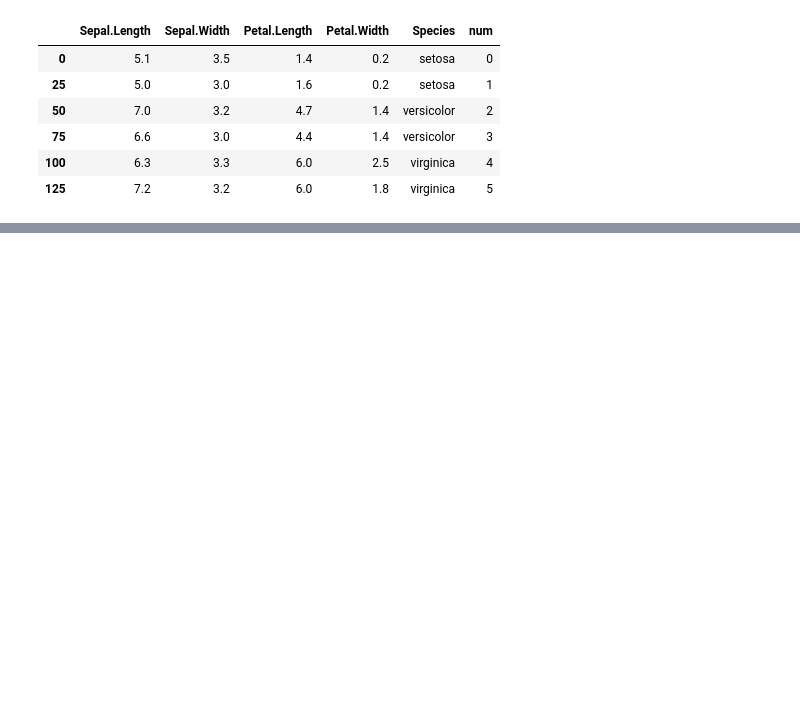
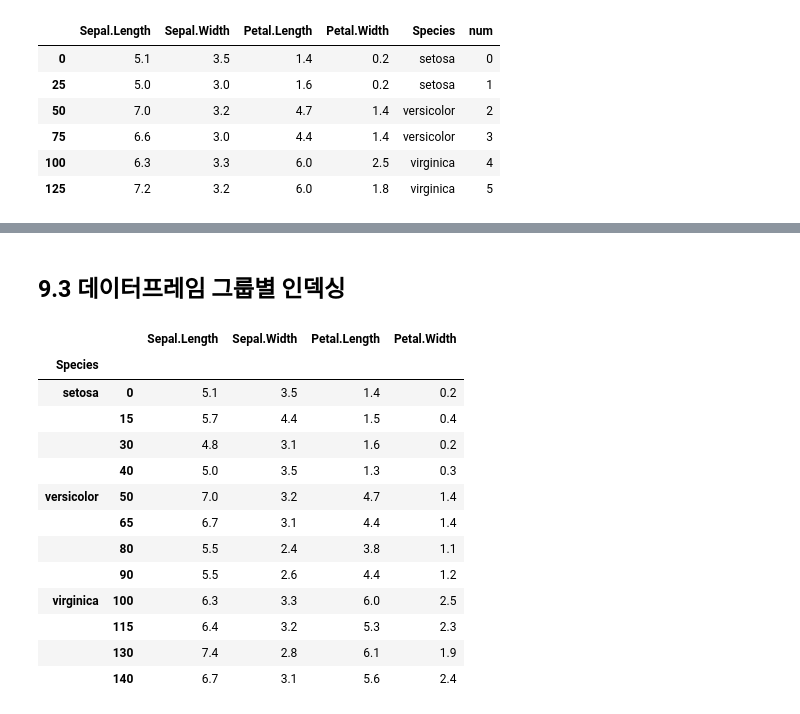
Before and after one commit to congcongee/ai, a Jupyter notebook: source/01_python/ch11_데이터프레임과시리즈(Pandas)_ 9절~14절.ipynb, the cells around one changed output, grey strips where cells are left out. Cells and saved outputs as stored; diff of their text form; code cells hidden in the pictures; blank space fills up the shorter version.

Commit message:
데이터프레임활용

```diff
--- a/source/01_python/ch11_데이터프레임과시리즈(Pandas)_ 9절~14절.ipynb
+++ b/source/01_python/ch11_데이터프레임과시리즈(Pandas)_ 9절~14절.ipynb
@@ -275,0 +276,4 @@ iris.groupby(['Species']).describe().T
+# %%
+from statsmodels.api import datasets
+iris = datasets.get_rdataset('iris').data
+iris.head(1)
@@ -275,0 +355,24 @@ iris.groupby(['Species']).describe().T
+# %% [markdown]
+## 9.3 데이터프레임 그룹별 인덱싱
+# %%
+# 종별 0,15,30,45번째행 출력
+# for speciesname, group in iris_grouped:
+#     print(speciesname)
+#     display(group.iloc[[0,15,30,45]])
+r = iris.groupby('Species').take([0,15,30,40])
+r
+# %% [output]
+|  |  | Sepal.Length | Sepal.Width | Petal.Length | Petal.Width |
+| Species |  |  |  |  |  |
+| setosa | 0 | 5.1 | 3.5 | 1.4 | 0.2 |
+|  | 15 | 5.7 | 4.4 | 1.5 | 0.4 |
+|  | 30 | 4.8 | 3.1 | 1.6 | 0.2 |
+|  | 40 | 5.0 | 3.5 | 1.3 | 0.3 |
+| versicolor | 50 | 7.0 | 3.2 | 4.7 | 1.4 |
+|  | 65 | 6.7 | 3.1 | 4.4 | 1.4 |
+|  | 80 | 5.5 | 2.4 | 3.8 | 1.1 |
+|  | 90 | 5.5 | 2.6 | 4.4 | 1.2 |
+| virginica | 100 | 6.3 | 3.3 | 6.0 | 2.5 |
+|  | 115 | 6.4 | 3.2 | 5.3 | 2.3 |
+|  | 130 | 7.4 | 2.8 | 6.1 | 1.9 |
+|  | 140 | 6.7 | 3.1 | 5.6 | 2.4 |
```
Also changed, not shown: parts of 113 cells of this notebook.
